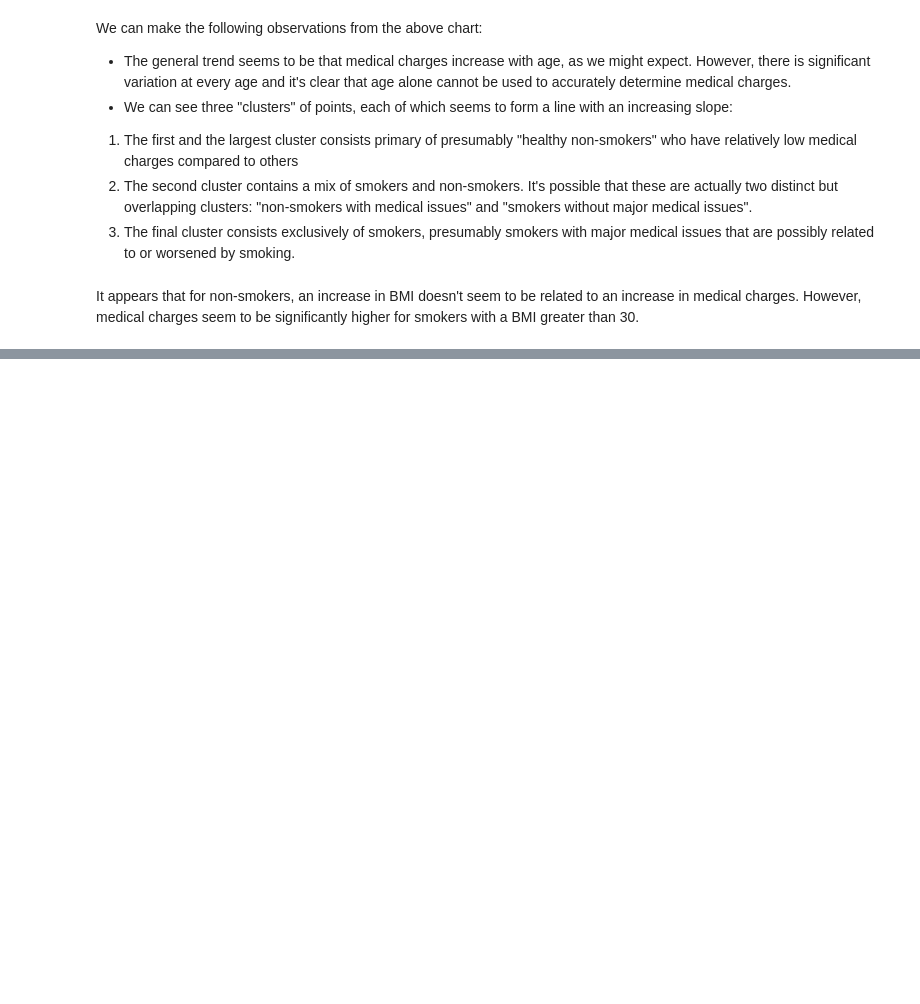
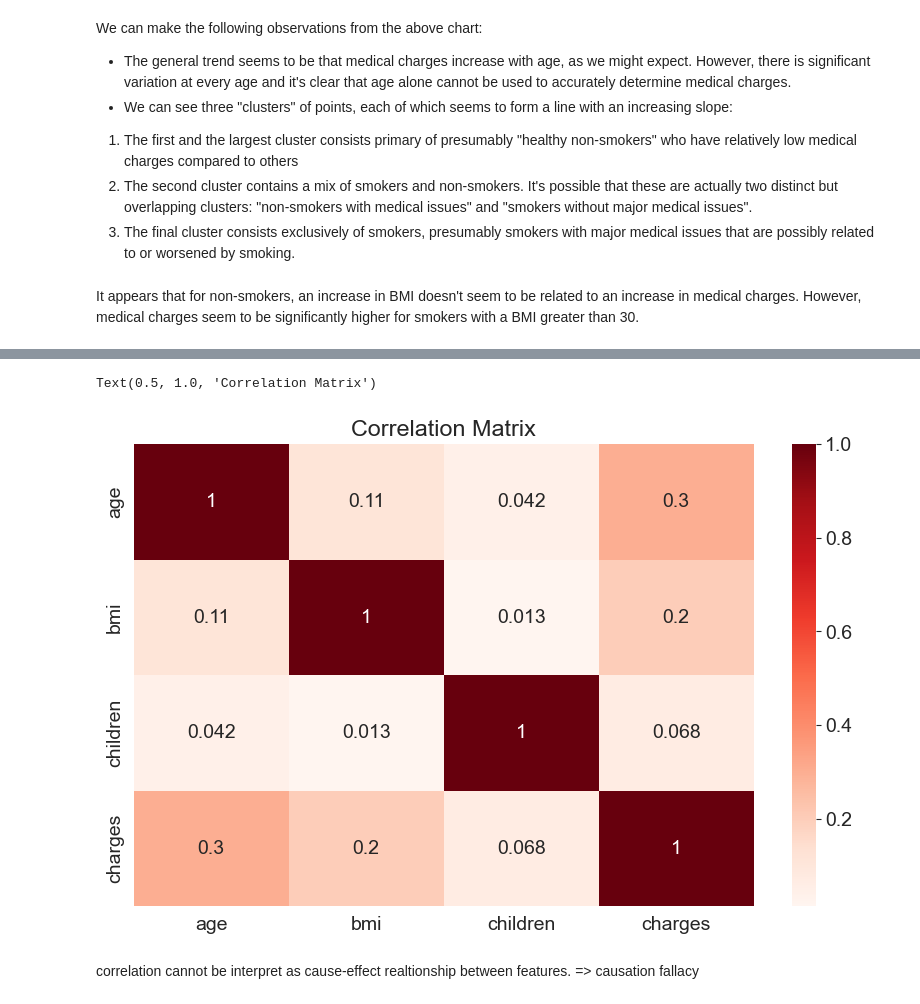
Before and after one commit to MeetB7/ML, a Jupyter notebook: Jupyter/LinearRegression/LinearRegression.ipynb, the cells around one changed output, grey strips where cells are left out. Saved outputs shown, nothing was run; the diff lists cells and outputs as text; code cells hidden in the pictures; blank space fills up the shorter version.

```diff
--- a/Jupyter/LinearRegression/LinearRegression.ipynb
+++ b/Jupyter/LinearRegression/LinearRegression.ipynb
@@ -166,0 +192,8 @@ It appears that for non-smokers, an increase in BMI doesn't seem to be related t
+# %%
+sns.heatmap(medical_df.select_dtypes(include='number').corr(), annot=True, cmap='Reds')
+plt.title('Correlation Matrix')
+# %% [output]
+Text(0.5, 1.0, 'Correlation Matrix')
+[figure, added]
+# %% [markdown]
+correlation cannot be interpret as cause-effect realtionship between features. => causation fallacy
```
Also changed, not shown: parts of 5 cells of this notebook.
